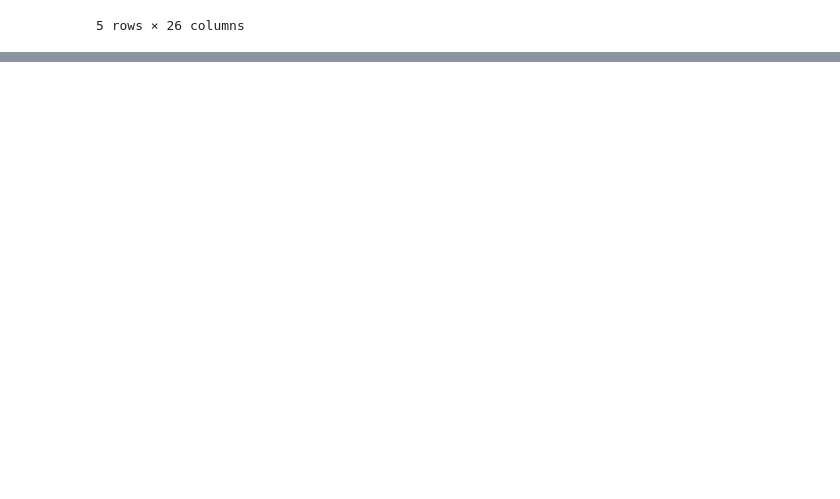
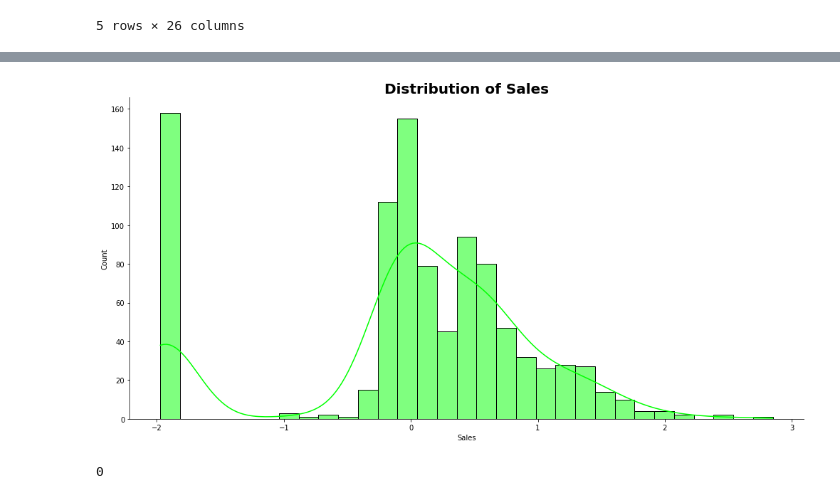
Before and after one commit to abel-blue/pharmaceutical-sales-prediction, a Jupyter notebook: notebooks/time_series_ltsm.ipynb, the cells around one changed output, grey strips where cells are left out. Drawn from its saved outputs; the diff is of its cells as text; code cells hidden in the pictures; blank space fills up the shorter version.

```diff
--- a/notebooks/time_series_ltsm.ipynb
+++ b/notebooks/time_series_ltsm.ipynb
@@ -47,3 +47,7 @@ scaled.head()
 | 3 | -1.000476 | 0.630672 | 1.502077 | 0.346724 | 0.389712 | 1.399377 | 1.205894 | -0.138946 | -0.052674 | 0.452399 | ... |
 | 4 | -1.501129 | 0.630672 | 1.502077 | 0.346724 | 0.389712 | 1.285581 | 1.205894 | 0.189274 | 0.096598 | 0.452399 | ... |
 5 rows × 26 columns
+# %%
+train = pd.read_csv('../data/train.csv')
+train = train[['Date','Sales']]
+train = train.groupby('Date').agg({'Sales':'mean'})
@@ -49,0 +87,4 @@ scaled.head()
+# %%
+exploration.plot_hist(train, 'Sales', 'lime')
+# %% [output]
+[figure, added]
@@ -49,0 +93,4 @@ scaled.head()
+# %%
+train["Sales"].isna().any().sum()
+# %% [output]
+0
```
Also changed, not shown: parts of 14 cells of this notebook, 2 other files.
